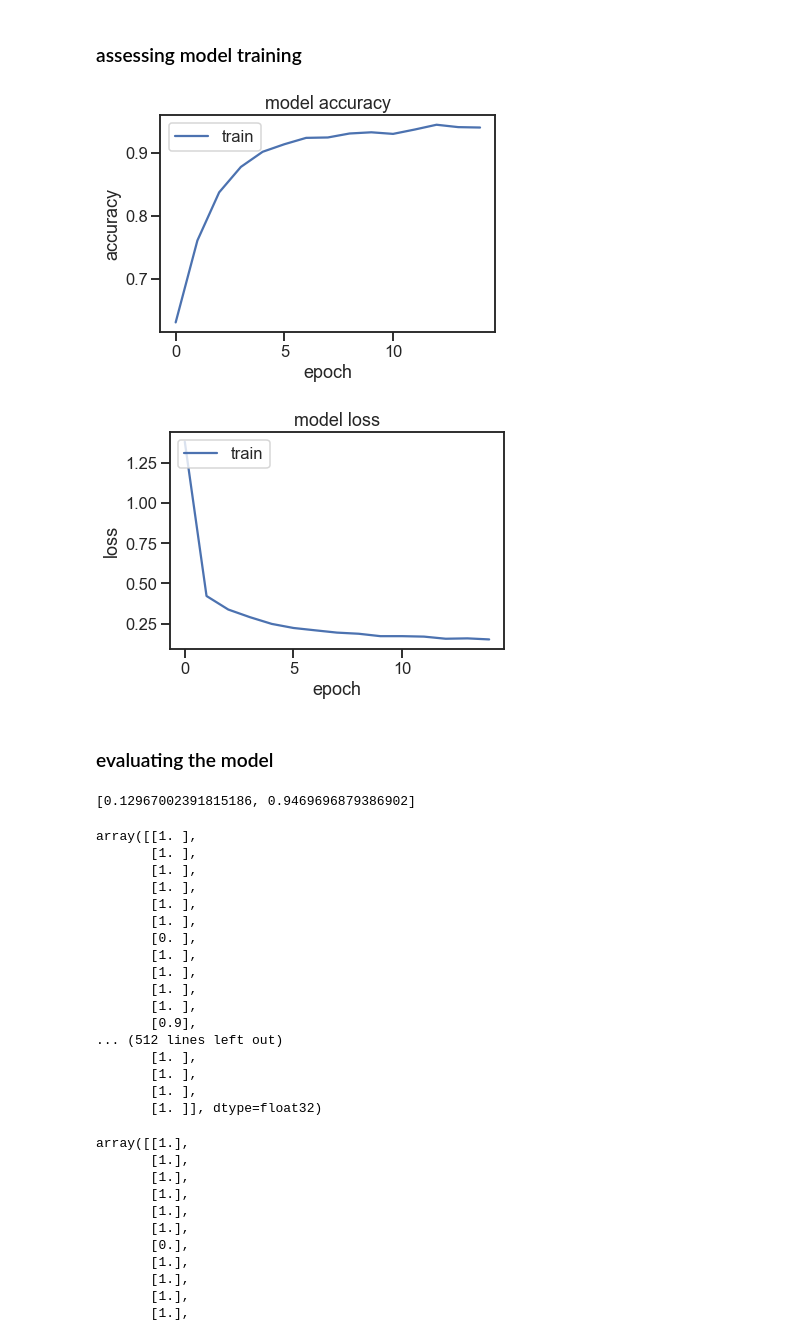
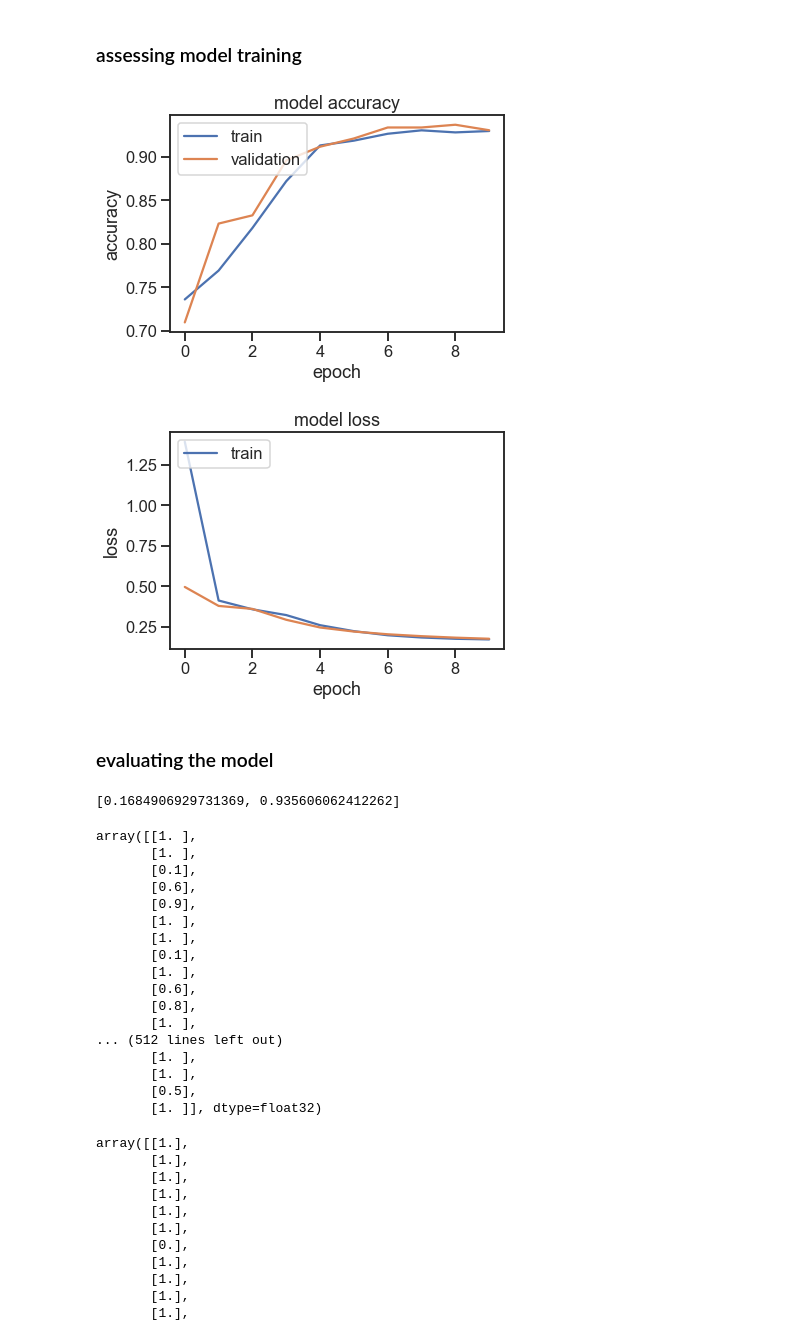
Before and after one commit to christacaggiano/machine_learning_exercises, a Jupyter notebook: obesity_prediction.ipynb, the cells around one changed output. Cells and saved outputs as stored; diff of their text form; code cells hidden in the pictures.

```diff
--- a/obesity_prediction.ipynb
+++ b/obesity_prediction.ipynb
@@ -138,4 +143,4 @@ model.compile(loss='binary_crossentropy', optimizer='adam', metrics=['accuracy']
 # we train the data in "epochs"- the more epochs, the more the data is run though the NN
 # for something simple like this, 15 epochs is fine, but in the future we might want to fit more
 
-history = model.fit(x_train, y_train, epochs=15, batch_size=10, verbose=0)
+history = model.fit(x_train, y_train, epochs=10,  validation_split=0.2, batch_size=10, verbose=1)
@@ -144,28 +170,30 @@ history = model.fit(x_train, y_train, epochs=15, batch_size=10, verbose=0)
 # %%
 # we can assess how well the model /training/ step is doing (so not testing yet) by looking at how
 # accurate the model is on our training set. The ideal is for this to be as close to one as possible
 # if it's not at one, we might want more layers, more epochs, or to revisit how our model is defined
 
-plt.plot(history.history["accuracy"])
+plt.plot(history.history["accuracy"], label="train")
+plt.plot(history.history["val_accuracy"], label="validation")
 plt.title("model accuracy")
 plt.ylabel("accuracy")
 plt.xlabel("epoch")
-plt.legend(["train"], loc='upper left')
+plt.legend(["train", "validation"], loc='upper left')
 plt.show()
 # %% [output]
-[figure, old version]
+[figure, new version]
 # %%
 # here we are also evaluating the training, looking at the loss function. a NN tries to minimize
 # the loss, so we want this number to be as close to 0 as possible
 
-plt.plot(history.history["loss"])
+plt.plot(history.history["loss"], label="train")
+plt.plot(history.history["val_loss"], label="validation")
 plt.title("model loss")
 plt.ylabel("loss")
 plt.xlabel("epoch")
 plt.legend(["train"], loc='upper left')
 plt.show()
 # %% [output]
-[figure, old version]
+[figure, new version]
 # %% [markdown]
 ### evaluating the model
 # %%
@@ -174,7 +202,7 @@ plt.show()
 score = model.evaluate(x_test, y_test, verbose=0)
 score
 # %% [output]
-[0.12967002391815186, 0.9469696879386902]
+[0.1684906929731369, 0.935606062412262]
 # %%
 # here we can see the predictions
 # the predictions are probabilities that an individual is overeight or not
@@ -184,20 +212,20 @@ predictions.round(1)
 # %% [output]
 array([[1. ],
        [1. ],
+       [0.1],
+       [0.6],
+       [0.9],
        [1. ],
        [1. ],
+       [0.1],
        [1. ],
+       [0.6],
+       [0.8],
        [1. ],
-       [0. ],
-       [1. ],
-       [1. ],
-       [1. ],
-       [1. ],
-       [0.9],
 ... (512 lines left out)
        [1. ],
        [1. ],
-       [1. ],
+       [0.5],
        [1. ]], dtype=float32)
 # %%
 # this numpy function makes everything the classic 0/1 that we expect
```
Also changed, not shown: parts of 6 cells of this notebook, 1 other file.
